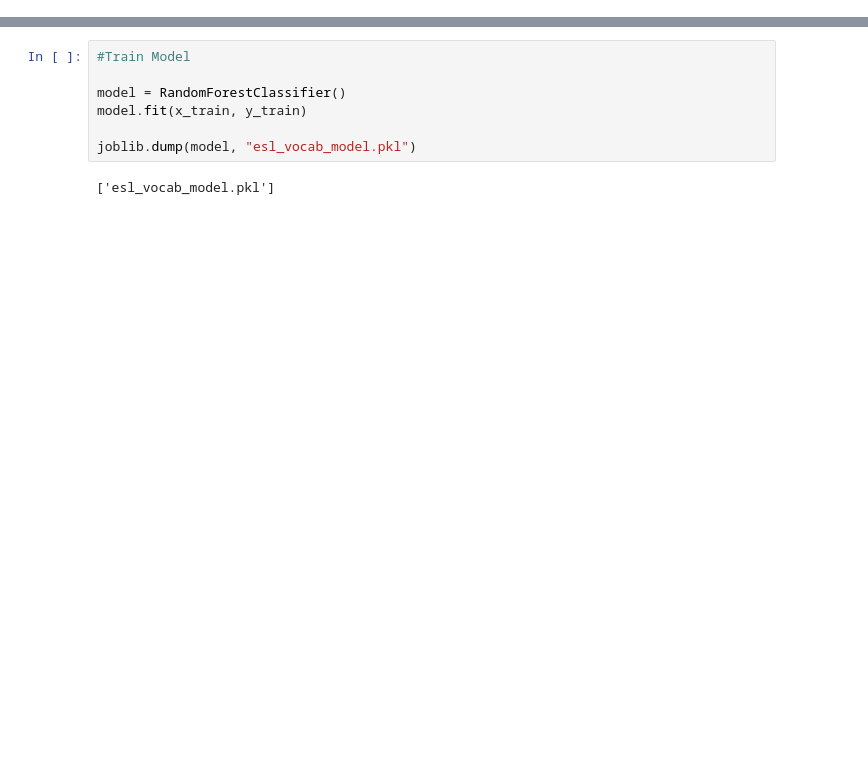
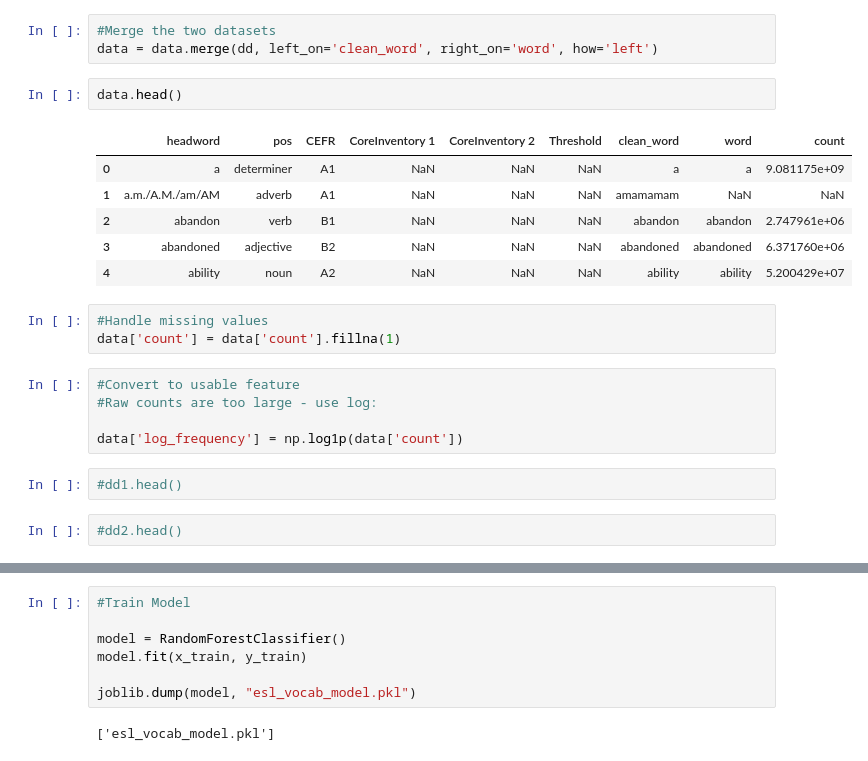
Before and after one commit to ruta-welay/ESL_vocabulary_project, a Jupyter notebook: esl_vocab_classifier.ipynb, the cells around one changed output, grey strips where cells are left out. Cells and saved outputs as stored; diff of their text form; blank space fills up the shorter version.

```diff
--- a/esl_vocab_classifier.ipynb
+++ b/esl_vocab_classifier.ipynb
@@ -11,0 +53,24 @@ data = pd.read_csv("ESL_vocabulary.csv")
+# %%
+#Merge the two datasets
+data = data.merge(dd, left_on='clean_word', right_on='word', how='left')
+# %%
+data.head()
+# %% [output]
+|  | headword | pos | CEFR | CoreInventory 1 | CoreInventory 2 | Threshold | clean_word | word | count |
+| 0 | a | determiner | A1 | NaN | NaN | NaN | a | a | 9.081175e+09 |
+| 1 | a.m./A.M./am/AM | adverb | A1 | NaN | NaN | NaN | amamamam | NaN | NaN |
+| 2 | abandon | verb | B1 | NaN | NaN | NaN | abandon | abandon | 2.747961e+06 |
+| 3 | abandoned | adjective | B2 | NaN | NaN | NaN | abandoned | abandoned | 6.371760e+06 |
+| 4 | ability | noun | A2 | NaN | NaN | NaN | ability | ability | 5.200429e+07 |
+# %%
+#Handle missing values
+data['count'] = data['count'].fillna(1)
+# %%
+#Convert to usable feature
+#Raw counts are too large - use log:
+
+data['log_frequency'] = np.log1p(data['count'])
+# %%
+#dd1.head()
+# %%
+#dd2.head()
```
Also changed, not shown: parts of 17 cells of this notebook, 12 other files.
